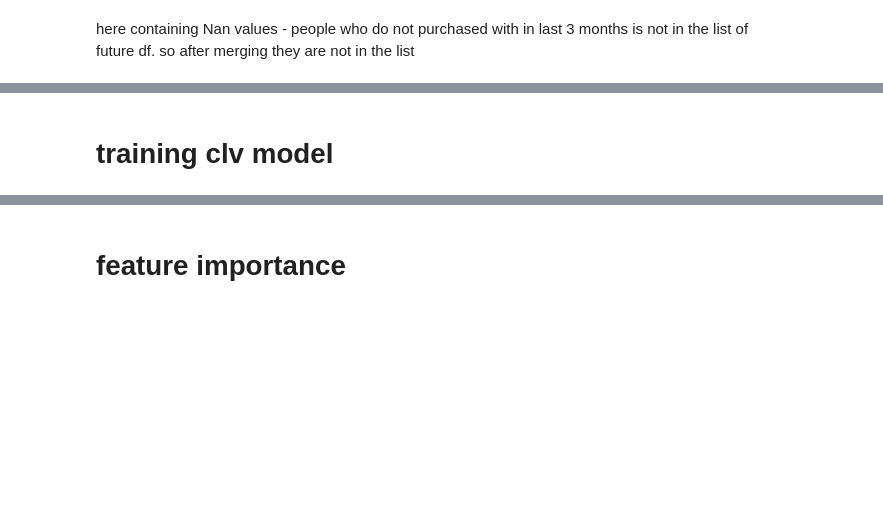
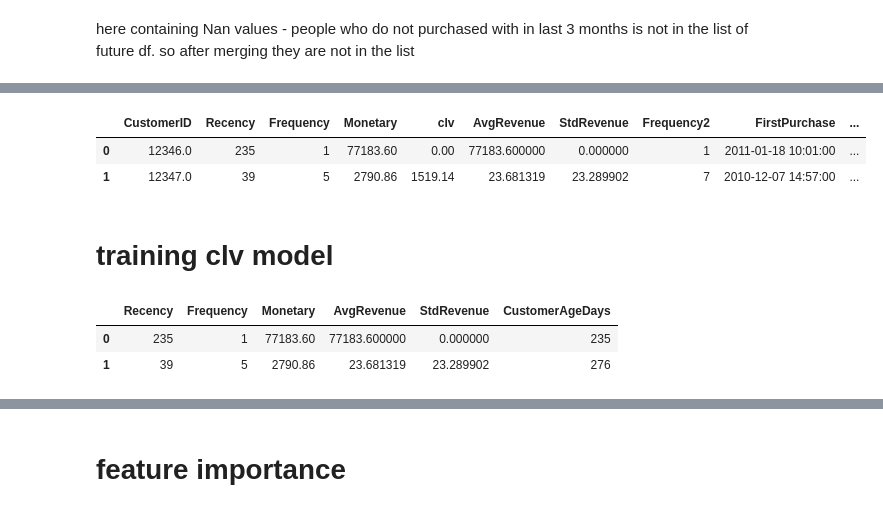
Before and after one commit to mathewspmathew/build-the-market, a Jupyter notebook: clm_predict_rework.ipynb, the cells around one changed output, grey strips where cells are left out. Saved outputs shown, nothing was run; the diff lists cells and outputs as text; code cells hidden in the pictures; blank space fills up the shorter version.

```diff
--- a/clm_predict_rework.ipynb
+++ b/clm_predict_rework.ipynb
@@ -91,2 +99,9 @@ data_merged.head()
+# %%
+extra.columns = ["AvgRevenue", "StdRevenue", "Frequency2", "FirstPurchase", "LastPurchase"]
+# %%
+snapshot_date_train = cuttof + pd.Timedelta(days=1)
+extra["CustomerAgeDays"] = (snapshot_date_train - extra["FirstPurchase"]).dt.days
+# %%
+data_merged_extra = data_merged.merge(extra.reset_index(), on="CustomerID", how="left")
 # %% [markdown]
 here containing Nan values - people who do not purchased with in last 3 months is not in the list of future df. so after merging they are not in the list
@@ -95,3 +131,9 @@ data_merged["clv"] = data_merged["clv"].fillna(0)
+# %%
+data_merged_extra.head(2)
+# %% [output]
+|  | CustomerID | Recency | Frequency | Monetary | clv | AvgRevenue | StdRevenue | Frequency2 | FirstPurchase | ... |
+| 0 | 12346.0 | 235 | 1 | 77183.60 | 0.00 | 77183.600000 | 0.000000 | 1 | 2011-01-18 10:01:00 | ... |
+| 1 | 12347.0 | 39 | 5 | 2790.86 | 1519.14 | 23.681319 | 23.289902 | 7 | 2010-12-07 14:57:00 | ... |
 # %% [markdown]
 # training clv model
 # %%
@@ -104,3 +152,9 @@ y = data_merged["clv"]
+# %%
+x.head(2)
+# %% [output]
+|  | Recency | Frequency | Monetary | AvgRevenue | StdRevenue | CustomerAgeDays |
+| 0 | 235 | 1 | 77183.60 | 77183.600000 | 0.000000 | 235 |
+| 1 | 39 | 5 | 2790.86 | 23.681319 | 23.289902 | 276 |
 # %%
 print(x.head(2),end="\n\n")
 print(y.head(2))
```
Also changed, not shown: parts of 18 cells of this notebook, 2 other files.
